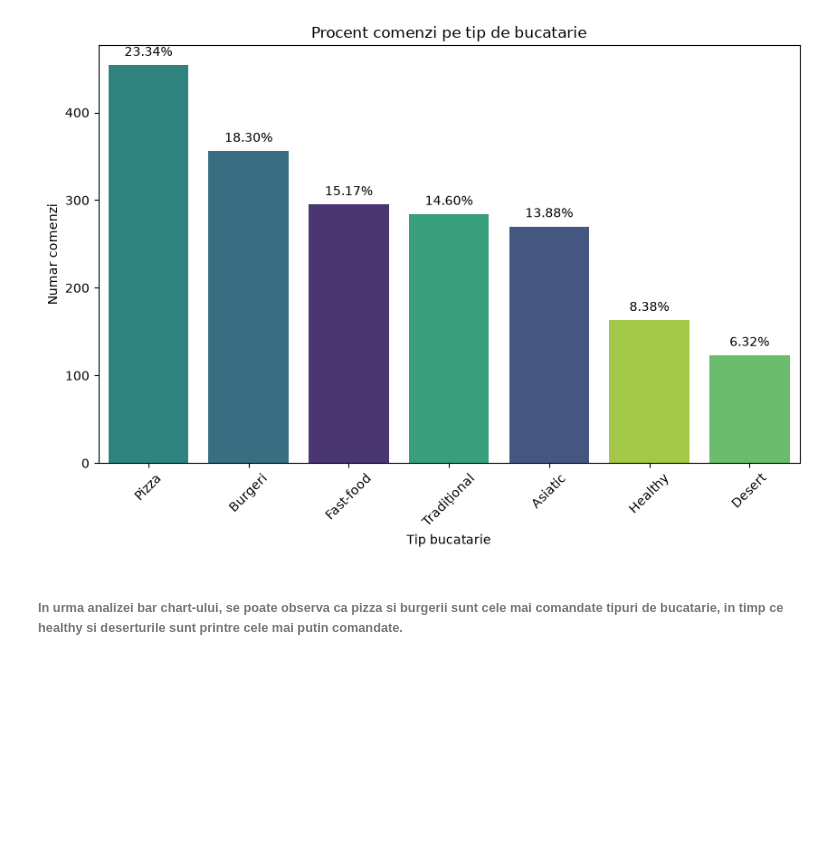
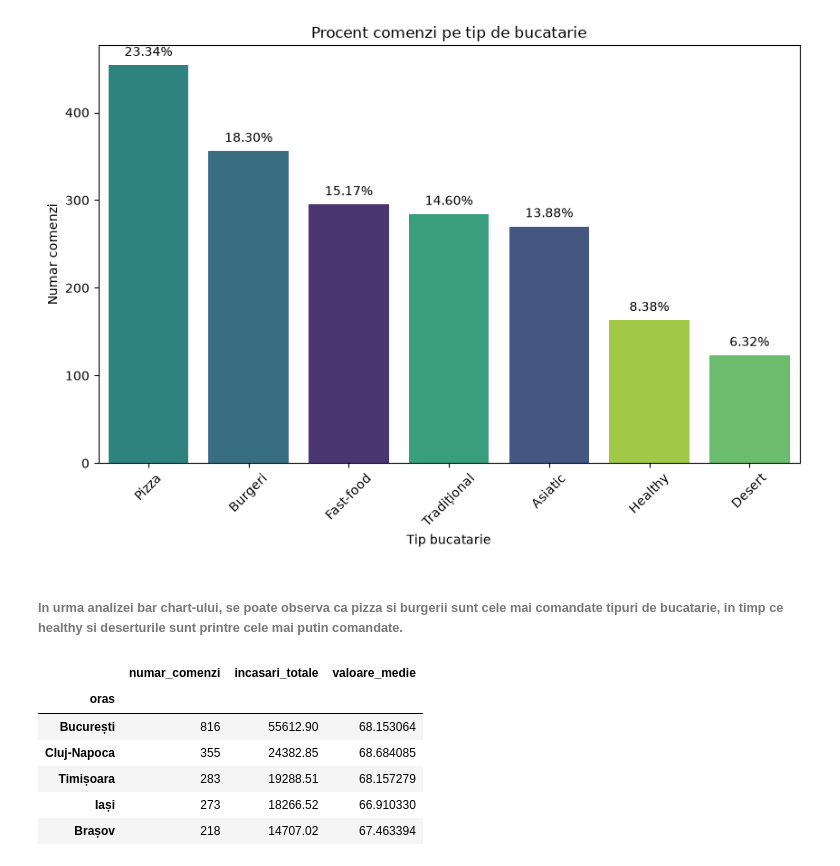
Before and after one commit to CristianaTrandafir/proiect_python_trandafir_cristiana, a Jupyter notebook: proiect_gustoexpress.ipynb, the cells around one changed output. Cells and saved outputs as stored; diff of their text form; code cells hidden in the pictures; blank space fills up the shorter version.

```diff
--- a/proiect_gustoexpress.ipynb
+++ b/proiect_gustoexpress.ipynb
@@ -291,3 +291,28 @@ plt.show()
 [figure]
 # %% [markdown]
 ###### In urma analizei bar chart-ului, se poate observa ca pizza si burgerii sunt cele mai comandate tipuri de bucatarie, in timp ce healthy si deserturile sunt printre cele mai putin comandate.
+# %%
+"""Întrebarea 2 – Cum arată vânzările pe orașe? (15p)
+• Tabel cu, pentru fiecare oraș: numărul de comenzi, încasările totale (suma
+valoare_totala) și valoarea medie a unei comenzi (groupby + agg), ordonat după
+încasări
+• Bar chart orizontal, ordonat, cu încasările pe oraș
+• Concluzie: ce oraș aduce cele mai multe încasări? Diferența vine din numărul de comenzi
+sau din valoarea lor?"""
+
+
+tabel_orase = df.groupby("oras").agg(
+    numar_comenzi=("valoare_totala", "count"),
+    incasari_totale=("valoare_totala", "sum"),
+    valoare_medie=("valoare_totala", "mean")
+).sort_values("incasari_totale", ascending=False)
+
+tabel_orase
+# %% [output]
+|  | numar_comenzi | incasari_totale | valoare_medie |
+| oras |  |  |  |
+| București | 816 | 55612.90 | 68.153064 |
+| Cluj-Napoca | 355 | 24382.85 | 68.684085 |
+| Timișoara | 283 | 19288.51 | 68.157279 |
+| Iași | 273 | 18266.52 | 66.910330 |
+| Brașov | 218 | 14707.02 | 67.463394 |
```
Also changed, not shown: parts of 3 cells of this notebook.
